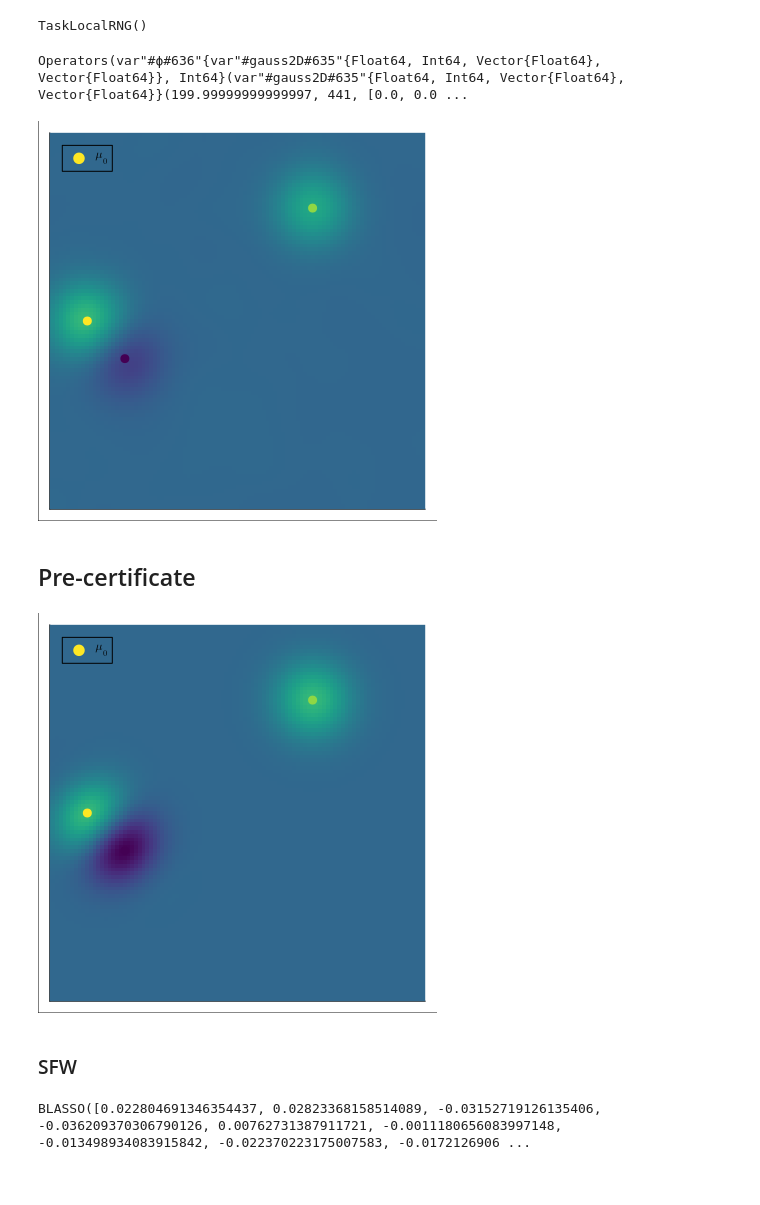
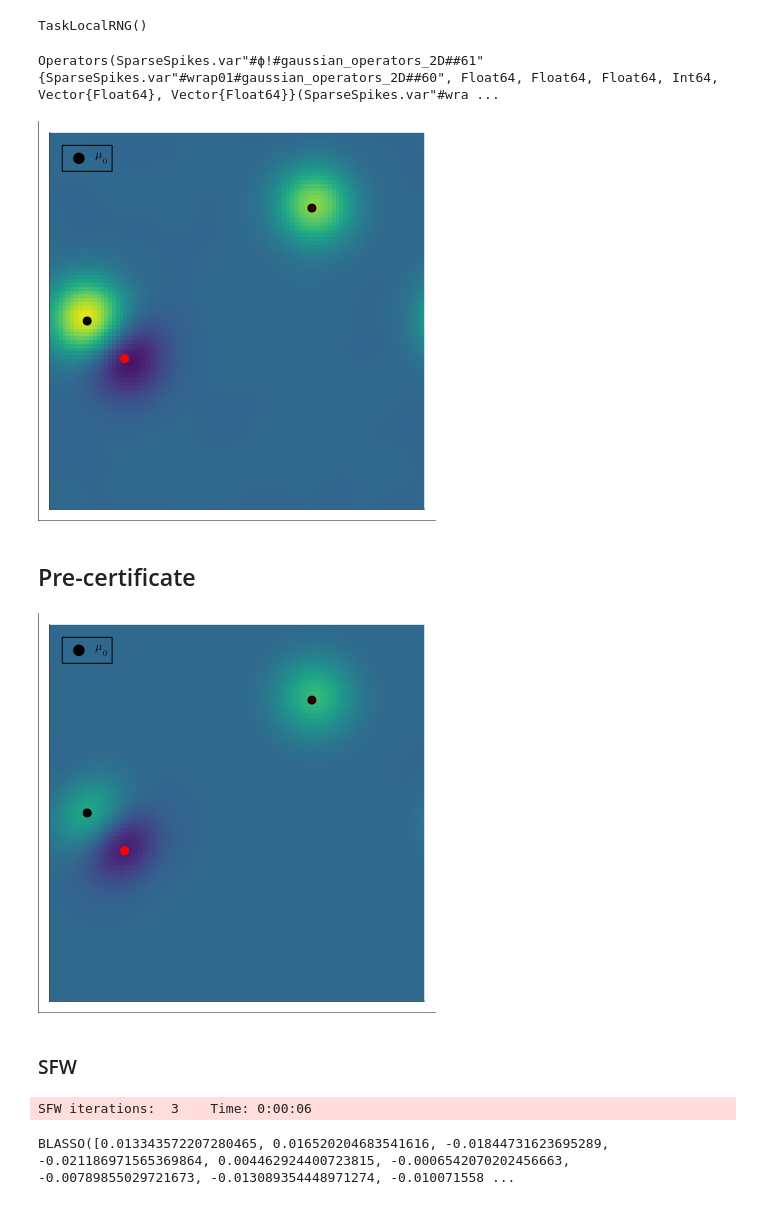
Before and after one commit to Lads-oxygen/SparseSpikes, a Jupyter notebook: notebooks/operators/gaussian_2d.ipynb, the cells around one changed output. Cells and saved outputs as stored; diff of their text form; code cells hidden in the pictures.

Commit message:
Periodic bcs (torus), mooncake AD for sliding step and refactored operators.

```diff
--- a/notebooks/operators/gaussian_2d.ipynb
+++ b/notebooks/operators/gaussian_2d.ipynb
@@ -8,10 +11,14 @@ Define ground truth amplitudes and positions
 # %%
 domain = [[0, 1], [0, 1]]
 
-x0 = [[0.1, 0.2, 0.7], [0.5, 0.4, 0.8]]
-a0 = [2.0, -1.0, 1.5]
+x₀ = [[0.1, 0.2, 0.7], [0.5, 0.4, 0.8]]
+a₀ = [2.0, -1.0, 1.5]
 
-μ0 = DiscreteMeasure(x0, a0)
+# 20 random atoms
+# x₀ = [[rand(20) for _ in 1:2]...]
+# a₀ = randn(20)
+
+μ₀ = DiscreteMeasure(x₀, a₀)
 # %% [output]
 DiscreteMeasure{Float64}([[0.1, 0.2, 0.7], [0.5, 0.4, 0.8]], [2.0, -1.0, 1.5], 2, 3)
 # %%
@@ -23,56 +30,56 @@ Random.seed!(22)
 # %% [output]
 TaskLocalRNG()
 # %%
-n_coarse_grid = 21
-n_plt_grid = 101
+n_coarse_grid = 20
+n_plt_grid = 100
 
-coarse_grids = grid(domain, n_coarse_grid)
-plt_grids = grid(domain, n_plt_grid)
-hm_grid = grid(domain[1, :], n_plt_grid)
+coarse_grids = build_grid(domain, n_coarse_grid)
+plt_grids = build_grid(domain, n_plt_grid)
+hm_grid = build_grid(domain[1, :], n_plt_grid)
 
 plot_size = (400, 400) .* 1
-plt = heatmap(xlims=domain[1], ylims=domain[2], color=:viridis, size=plot_size, grid=false)
-nothing
+plt = heatmap(xlims=domain[1], ylims=domain[2], color=:viridis, size=plot_size, grid=false);
 # %%
 ops = gaussian_operators_2D(0.05, coarse_grids)
 # %% [output]
-Operators(var"#ϕ#636"{var"#gauss2D#635"{Float64, Int64, Vector{Float64}, Vector{Float64}}, Int64}(var"#gauss2D#635"{Float64, Int64, Vector{Float64}, Vector{Float64}}(199.99999999999997, 441, [0.0, 0.0 ...
+Operators(SparseSpikes.var"#ϕ!#gaussian_operators_2D##61"{SparseSpikes.var"#wrap01#gaussian_operators_2D##60", Float64, Float64, Float64, Int64, Vector{Float64}, Vector{Float64}}(SparseSpikes.var"#wra ...
 # %%
-y0 = ops.Φ(μ0...)
+y₀ = ops.Φₓ(μ₀...)
 
-# Add noise to the observation y = y0 + w
-sigma = noise_level * norm(y0)
-w = randn(length(y0))
-w = w / norm(w) * sigma
-y = y0 + w
+# Add noise to the observation y = y₀ + ϵ
+sigma = noise_level * norm(y₀)
+ϵ = randn(length(y₀))
+ϵ = ϵ / norm(ϵ) * sigma
+y = y₀ + ϵ
 
 plt_obs = deepcopy(plt)
 
-heatmap!(plt_obs, hm_grid, hm_grid, ops.adjΦ(y, grid=plt_grids), color=:viridis)
-plot_spikes!(plt_obs, μ0, label=L"μ_0", markersize=5, colorscheme=:viridis)
+heatmap!(plt_obs, hm_grid, hm_grid, ops.Φₓᴴ(y, grid=plt_grids)', color=:viridis)
+plot_spikes!(plt_obs, μ₀, label=L"μ_0", markersize=5, colorscheme=get_cmap(:red_black))
 # %% [output]
-[figure, old version]
+[figure, new version]
 # %% [markdown]
 ## Pre-certificate
 # %%
-ηV = build_ηV(μ0, ops)
+ηᵥ = ops.ηᵥ(μ₀...)
 
 plt_cert = deepcopy(plt)
 
-heatmap!(plt_cert, hm_grid, hm_grid, ηV(plt_grids), color=:viridis)
-plot_spikes!(plt_cert, μ0, label=L"μ_0", markersize=5, colorscheme=:viridis)
+heatmap!(plt_cert, hm_grid, hm_grid, ηᵥ(plt_grids)', color=:viridis)
+plot_spikes!(plt_cert, μ₀, label=L"μ_0", markersize=5, colorscheme=get_cmap(:red_black))
 # %% [output]
-[figure, old version]
+[figure, new version]
 # %% [markdown]
 ### SFW
 # %%
 # Define λ the regularisation parameter
-λ = 0.06
+λ = 0.05
 
 prob = BLASSO(y, ops, domain, n_coarse_grid, λ=λ)
 solve!(prob, :SFW, options=Dict(:maxits => 6))
 # %% [output]
-BLASSO([0.022804691346354437, 0.02823368158514089, -0.03152719126135406, -0.036209370306790126, 0.00762731387911721, -0.0011180656083997148, -0.013498934083915842, -0.022370223175007583, -0.0172126906 ...
+SFW iterations:  3    Time: 0:00:06
+BLASSO([0.013343572207280465, 0.016520204683541616, -0.01844731623695289, -0.021186971565369864, 0.004462924400723815, -0.0006542070202456663, -0.00789855029721673, -0.013089354448971274, -0.010071558 ...
 # %%
 plt_sfw = deepcopy(plt_obs)
 
```
Also changed, not shown: parts of 6 cells of this notebook, 28 other files.
